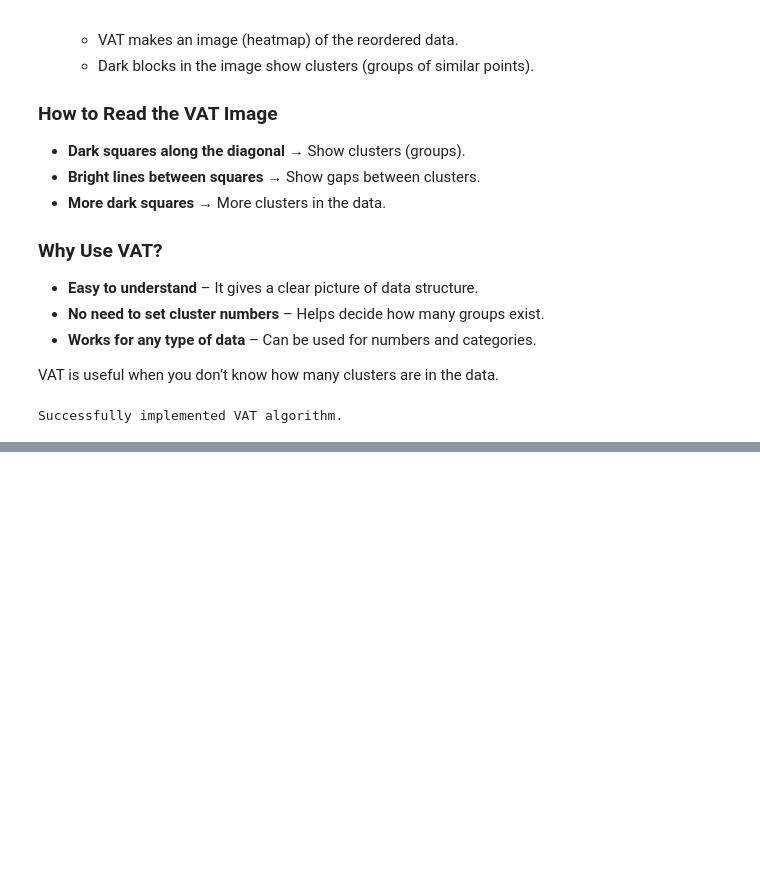
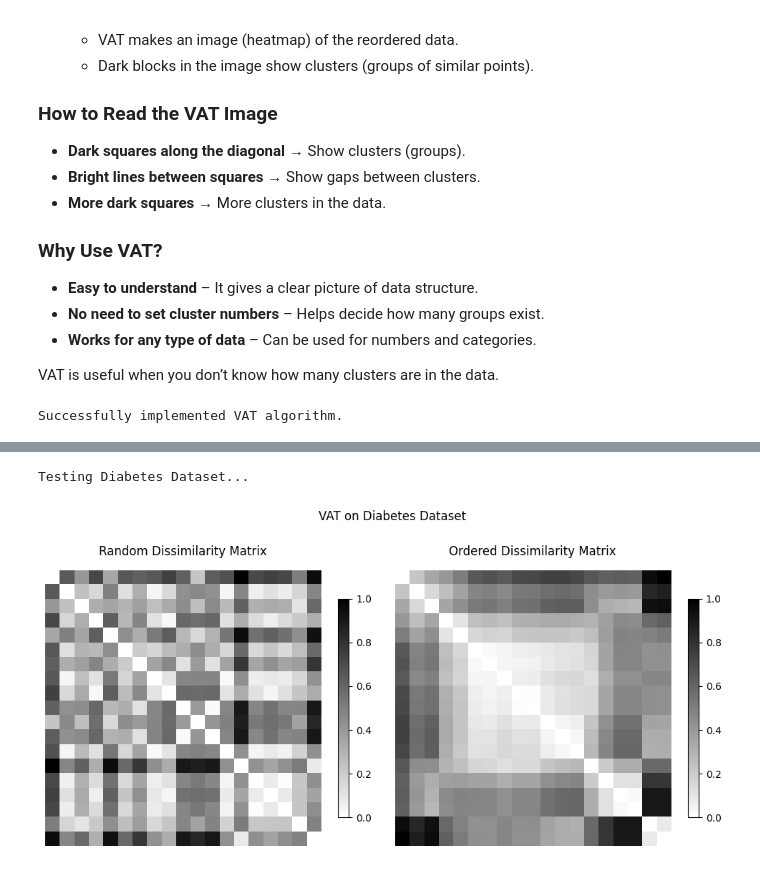
Before and after one commit to Prasanna38430/Machine_learning_VAT_Algorithm, a Jupyter notebook: VAT_Algorithm_ML_Group_4.ipynb, the cells around one changed output, grey strips where cells are left out. Cells and saved outputs as stored; diff of their text form; code cells hidden in the pictures; blank space fills up the shorter version.

```diff
--- a/VAT_Algorithm_ML_Group_4.ipynb
+++ b/VAT_Algorithm_ML_Group_4.ipynb
@@ -152,0 +204,14 @@ Successfully implemented VAT algorithm.
+# %%
+print("\nTesting Diabetes Dataset...")
+
+# Load your dataset (adjust path as needed)
+df = pd.read_csv('./data/diabetes_prediction_dataset.csv') # Custom dataset
+
+vat = VAT(n_samples_max=5000)
+
+vat.fit(df)
+vat.plot_paper_style("VAT on Diabetes Dataset")
+plt.show()
+# %% [output]
+Testing Diabetes Dataset...
+[figure, added]
```
Also changed, not shown: parts of 9 cells of this notebook.
